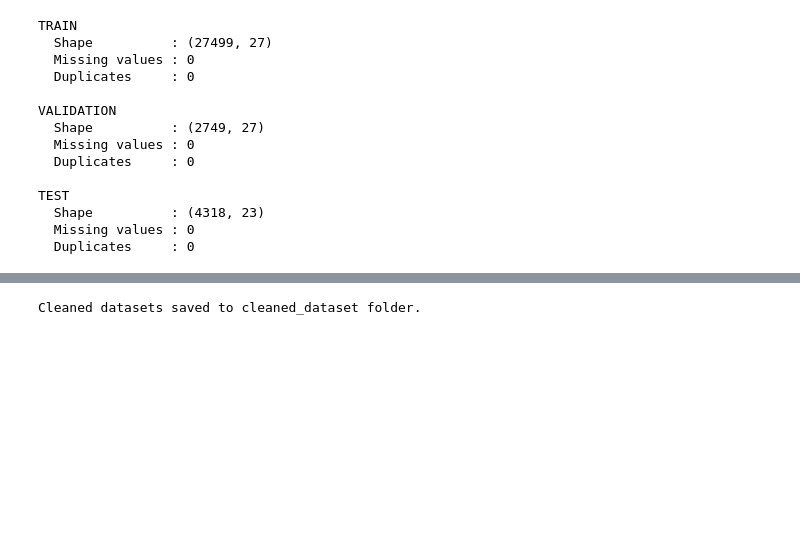
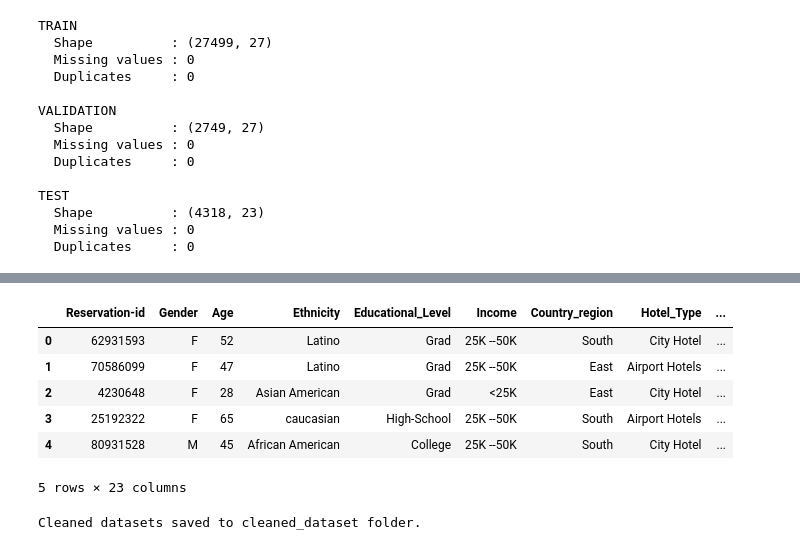
Before and after one commit to deelux-2468/DSPLC-IIT, a Jupyter notebook: EDA/Dataset_cleaning.ipynb, the cells around one changed output, grey strips where cells are left out. Cells and saved outputs as stored; diff of their text form; code cells hidden in the pictures; blank space fills up the shorter version.

```diff
--- a/EDA/Dataset_cleaning.ipynb
+++ b/EDA/Dataset_cleaning.ipynb
@@ -279,3 +299,13 @@ TEST
+# %%
+test.head()
+# %% [output]
+|  | Reservation-id | Gender | Age | Ethnicity | Educational_Level | Income | Country_region | Hotel_Type | ... |
+| 0 | 62931593 | F | 52 | Latino | Grad | 25K --50K | South | City Hotel | ... |
+| 1 | 70586099 | F | 47 | Latino | Grad | 25K --50K | East | Airport Hotels | ... |
+| 2 | 4230648 | F | 28 | Asian American | Grad | <25K | East | City Hotel | ... |
+| 3 | 25192322 | F | 65 | caucasian | High-School | 25K --50K | South | Airport Hotels | ... |
+| 4 | 80931528 | M | 45 | African American | College | 25K --50K | South | City Hotel | ... |
+5 rows × 23 columns
 # %%
 #Create folder
 os.makedirs('cleaned_dataset', exist_ok=True)
```
Also changed, not shown: parts of 4 cells of this notebook.
